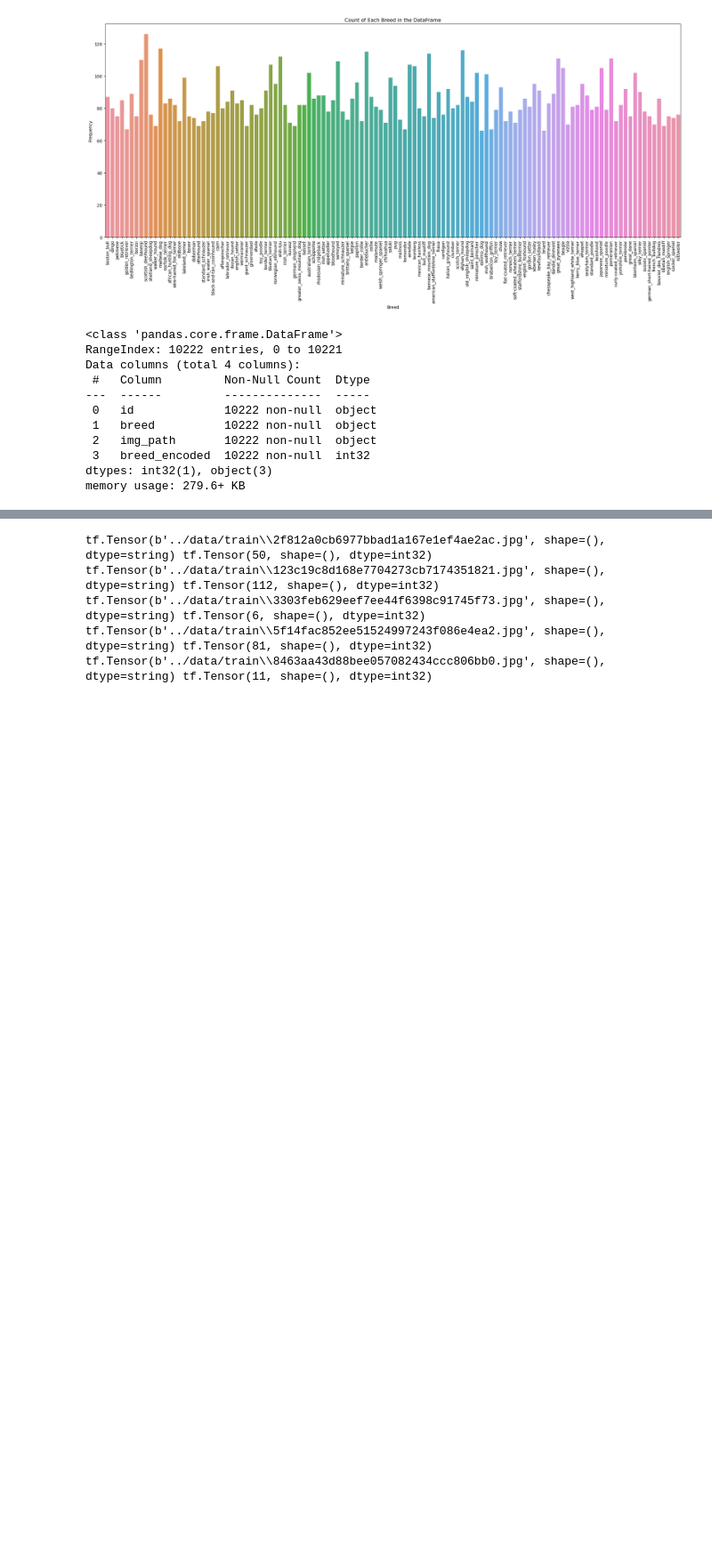
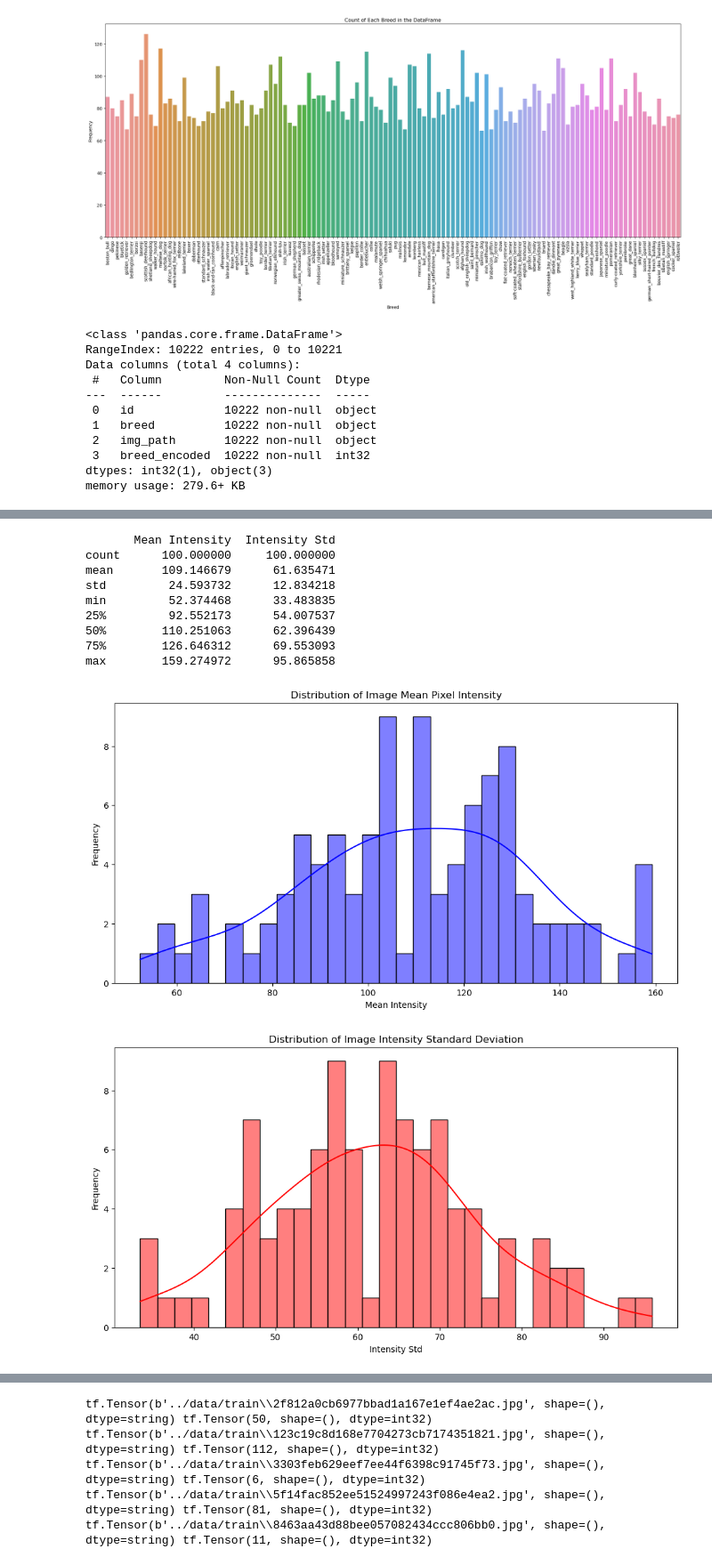
Before and after one commit to vBarFace/Dog-Breed-Identification-Kaggle, a Jupyter notebook: Dog_Breed_Identification_V2.ipynb, the cells around one changed output, grey strips where cells are left out. Shown: that part at 89% size. Drawn from its saved outputs; the diff is of its cells as text; code cells hidden in the pictures; blank space fills up the shorter version.

```diff
--- a/Dog_Breed_Identification_V2.ipynb
+++ b/Dog_Breed_Identification_V2.ipynb
@@ -203 +290,51 @@ labels.head()
+# %%
+def analyze_pixel_intensity(image_path):
+    '''
+    Goal: analyze image pixel intensity distribution of one image
+
+    Input: the path of an image
+
+    Outputs: -> The mean intensity of pixels in the image
+             -> The standard diviation of the pixels in the image
+    '''
+    image = Image.open(image_path)
+    image_array = np.array(image)
+    return image_array.mean(), image_array.std()
+# %%
+# Lets get analize the pixel_intensity of 100 random images
+pixel_intensity_stats = [analyze_pixel_intensity(img_path) for img_path in labels['img_path'].sample(N_SAMPLES)]
+# Lets create a dataframe for it
+pixel_intensity_df = pd.DataFrame(pixel_intensity_stats, columns=['Mean Intensity', 'Intensity Std'])
+# Lets print it
+print(pixel_intensity_df.describe())
+
+# Plot the distribution of image mean pixel intensity
+plt.figure(figsize=(12, 6))
+sns.histplot(pixel_intensity_df['Mean Intensity'], bins=30, color='blue', kde=True)
+plt.title('Distribution of Image Mean Pixel Intensity')
+plt.xlabel('Mean Intensity')
+plt.ylabel('Frequency')
+plt.show()
+
+# Plot the distribution of image pixel intensity standard deviation
+plt.figure(figsize=(12, 6))
+sns.histplot(pixel_intensity_df['Intensity Std'], bins=30, color='red', kde=True)
+plt.title('Distribution of Image Intensity Standard Deviation')
+plt.xlabel('Intensity Std')
+plt.ylabel('Frequency')
+plt.show()
+
+# As we can see, both look like that their folling a normal distribuition which is postive.
+# %% [output]
+       Mean Intensity  Intensity Std
+count      100.000000     100.000000
+mean       109.146679      61.635471
+std         24.593732      12.834218
+min         52.374468      33.483835
+25%         92.552173      54.007537
+50%        110.251063      62.396439
+75%        126.646312      69.553093
+max        159.274972      95.865858
+[figure, added]
+[figure, added]
 # %% [markdown]
```
Also changed, not shown: parts of 11 cells of this notebook.
